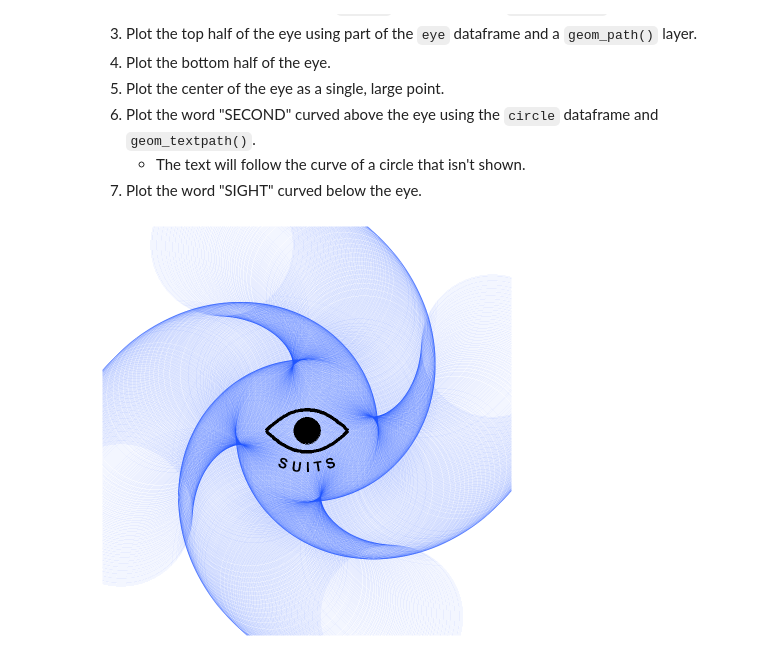
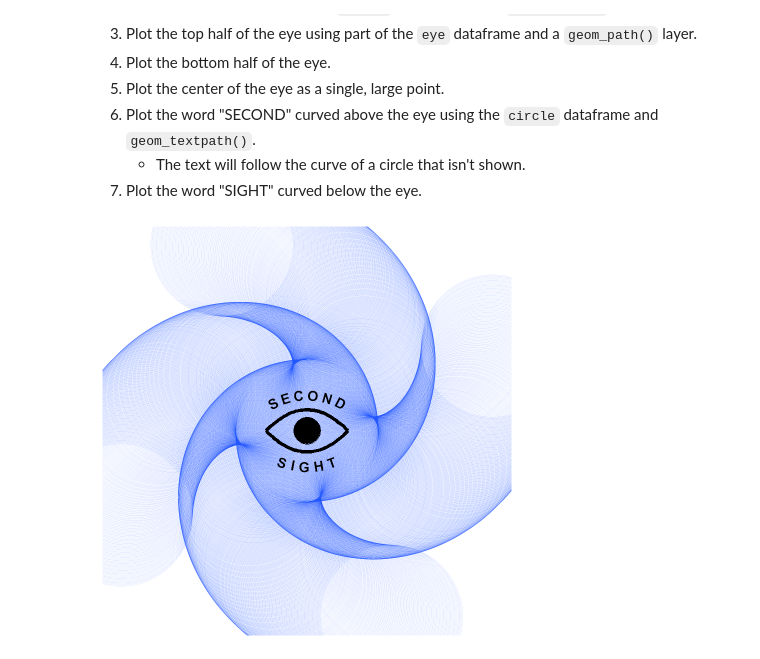
Before and after one commit to cometbeetle/StatisticsShared, a Jupyter notebook: Probability_Game/game_logo.ipynb, the cells around one changed output. Saved outputs shown, nothing was run; the diff lists cells and outputs as text; code cells hidden in the pictures.

```diff
--- a/Probability_Game/game_logo.ipynb
+++ b/Probability_Game/game_logo.ipynb
@@ -85,33 +95,33 @@ The current example logo is created as follows:
 # %%
 # Make the plot with ggplot2
 plt <- ggplot() +
     # Remove axes, labels, etc.
     remove_axes +
 
     # Points layer 1 using spiral dataframe
     geom_point(data = spiral, aes(x_spiral*t, y_spiral*t),
                size = 80, alpha = 0.1, shape = 1, color = "#1c51ff") +
 
     # Eye parabola top layer
     geom_path(data = eye, aes(x_par, y_par),
               linewidth = 2) +
     # Eye parabola bottom layer
     geom_path(data = eye, aes(x_par, y_par_b),
               linewidth = 2) +
 
     # Eye center
     geom_point(aes(0,0), size=15) +
 
     # Upper curved text layer using half-circle dataframe
     geom_textpath(data = circle, aes(x_circle, y_circle),
-                  size = 6, label = " ",
+                  size = 6, label = "S E C O N D",
                   text_only = TRUE, fontface = "bold") +
     # Lower curved text
     geom_textpath(data = circle, aes(x_circle, y_circle_b),
-                  size = 6, label = "S U I T S",
+                  size = 6, label = "S I G H T",
                   text_only = TRUE, fontface = "bold")
 
 # Show plot
 plt
 # %% [output]
-[figure, old version]
+[figure, new version]
```
Also changed, not shown: parts of 2 cells of this notebook.
